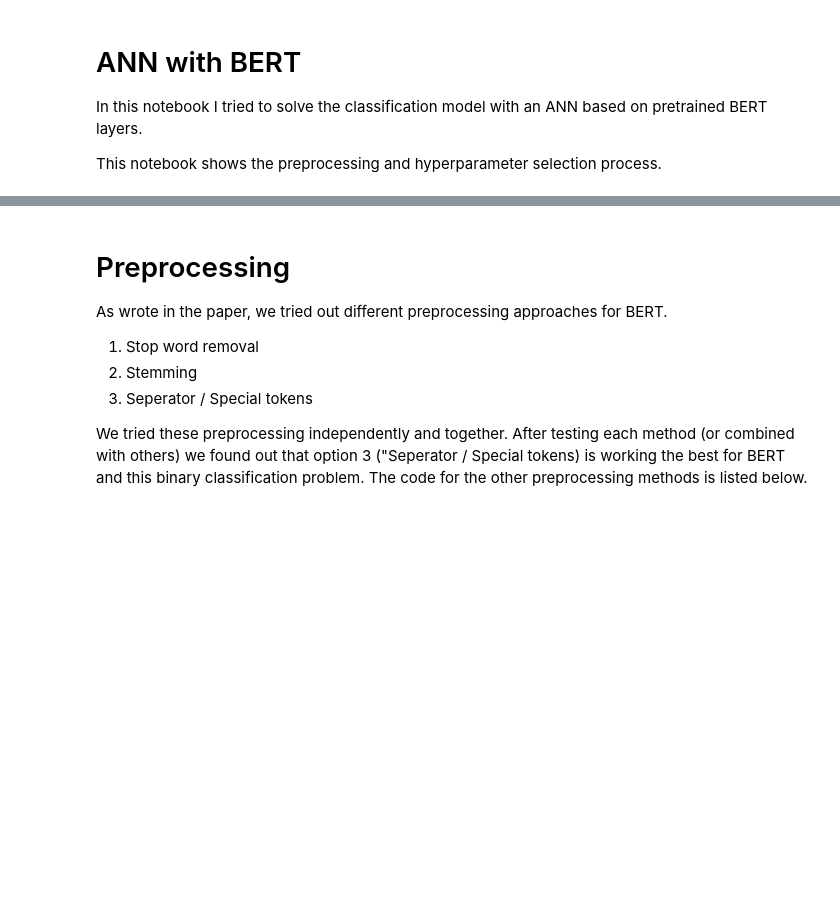
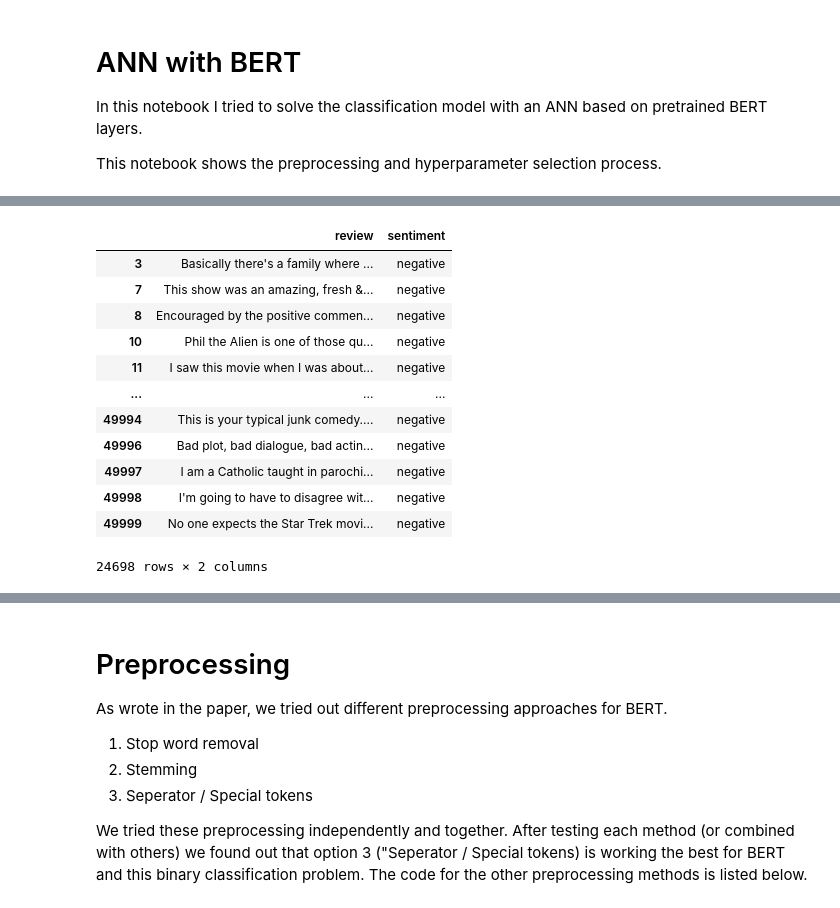
Before and after one commit to CodeMonkey01/DataMining1, a Jupyter notebook: ANN/Option_A/ANN_with_BERT_add_BERT_seperator.ipynb, the cells around one changed output, grey strips where cells are left out. Drawn from its saved outputs; the diff is of its cells as text; code cells hidden in the pictures; blank space fills up the shorter version.

```diff
--- a/ANN/Option_A/ANN_with_BERT_add_BERT_seperator.ipynb
+++ b/ANN/Option_A/ANN_with_BERT_add_BERT_seperator.ipynb
@@ -44,0 +44,16 @@ NameError: name 'pd' is not defined
+# %%
+df_raw[df_raw["sentiment"]== "negative"]
+# %% [output]
+|  | review | sentiment |
+| 3 | Basically there's a family where ... | negative |
+| 7 | This show was an amazing, fresh &... | negative |
+| 8 | Encouraged by the positive commen... | negative |
+| 10 | Phil the Alien is one of those qu... | negative |
+| 11 | I saw this movie when I was about... | negative |
+| ... | ... | ... |
+| 49994 | This is your typical junk comedy.... | negative |
+| 49996 | Bad plot, bad dialogue, bad actin... | negative |
+| 49997 | I am a Catholic taught in parochi... | negative |
+| 49998 | I'm going to have to disagree wit... | negative |
+| 49999 | No one expects the Star Trek movi... | negative |
+24698 rows × 2 columns
```
Also changed, not shown: parts of 32 cells of this notebook.
